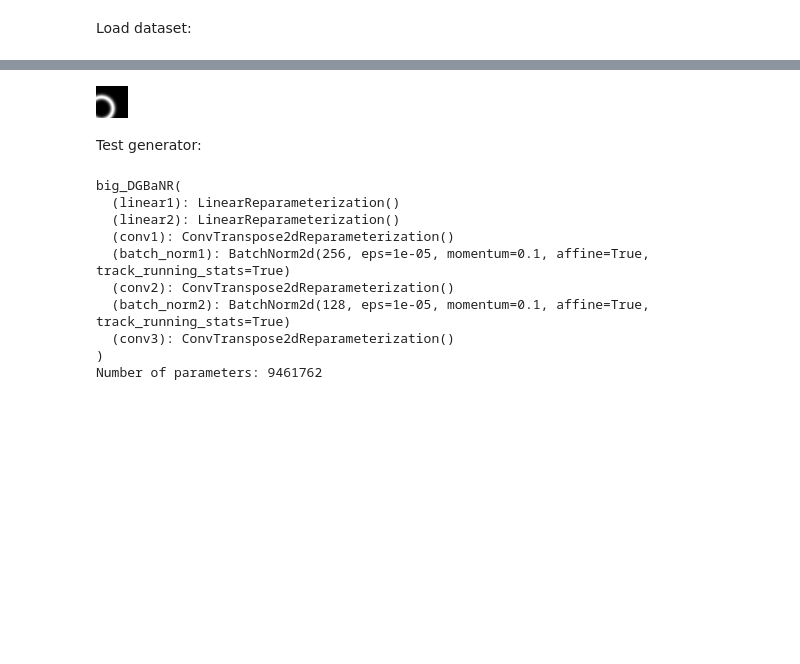
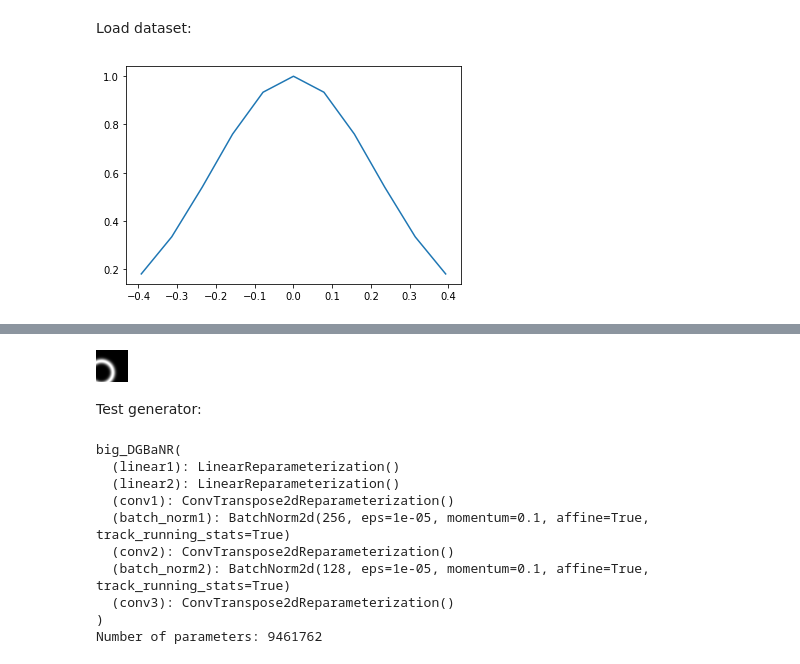
Before and after one commit to Bloomistell/DGBaN, a Jupyter notebook: test_model.ipynb, the cells around one changed output, grey strips where cells are left out. Cells and saved outputs as stored; diff of their text form; code cells hidden in the pictures; blank space fills up the shorter version.

```diff
--- a/test_model.ipynb
+++ b/test_model.ipynb
@@ -17,6 +17,14 @@ from datasets import ring_dataset, randomized_ring_dataset, energy_randomized_ri
 from models import DGBaNR, big_DGBaNR
 # %% [markdown]
 Load dataset:
+# %%
+low, high, sig = -np.pi / 8, np.pi / 8, 0.3
+noise_distr = np.arange(low, high + 1e-6, (high - low) / 10)
+prob_distr = np.exp(-(noise_distr)**2 / sig**2)
+plt.plot(noise_distr, prob_distr)
+plt.show()
+# %% [output]
+[figure, added]
 # %%
 data_gen = pattern_randomized_ring_dataset(N=32)
 features, imgs = data_gen.generate_dataset(data_size=100, seed=42, device='cpu', test_return=True)
```
Also changed, not shown: parts of 3 cells of this notebook, 4 other files.
